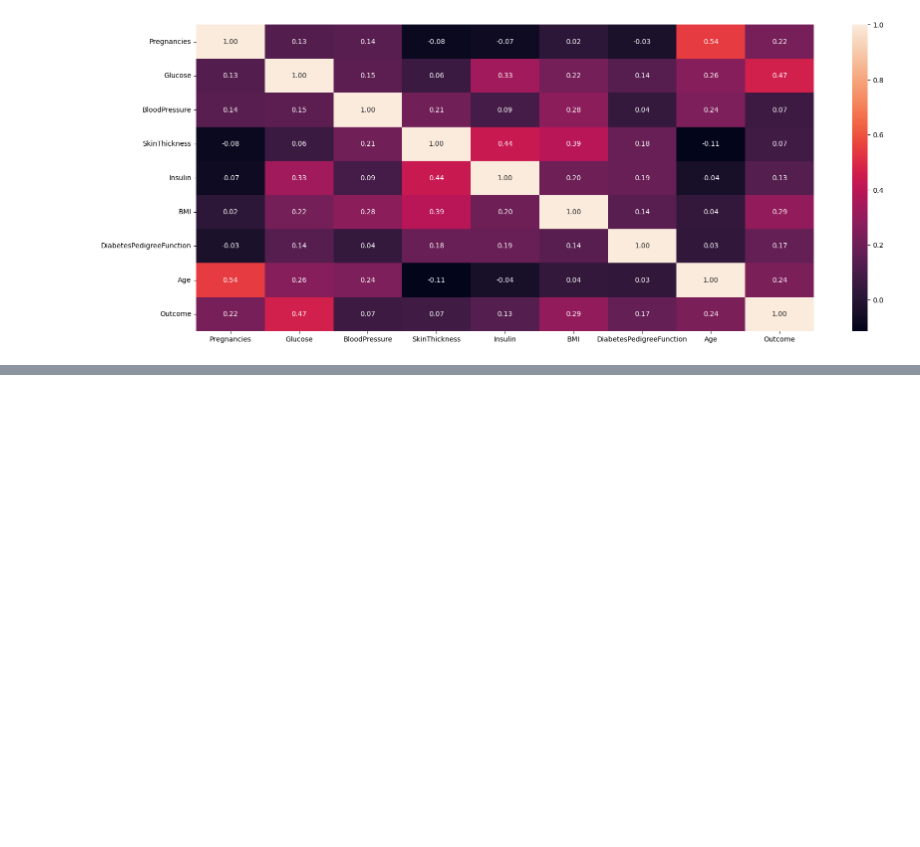
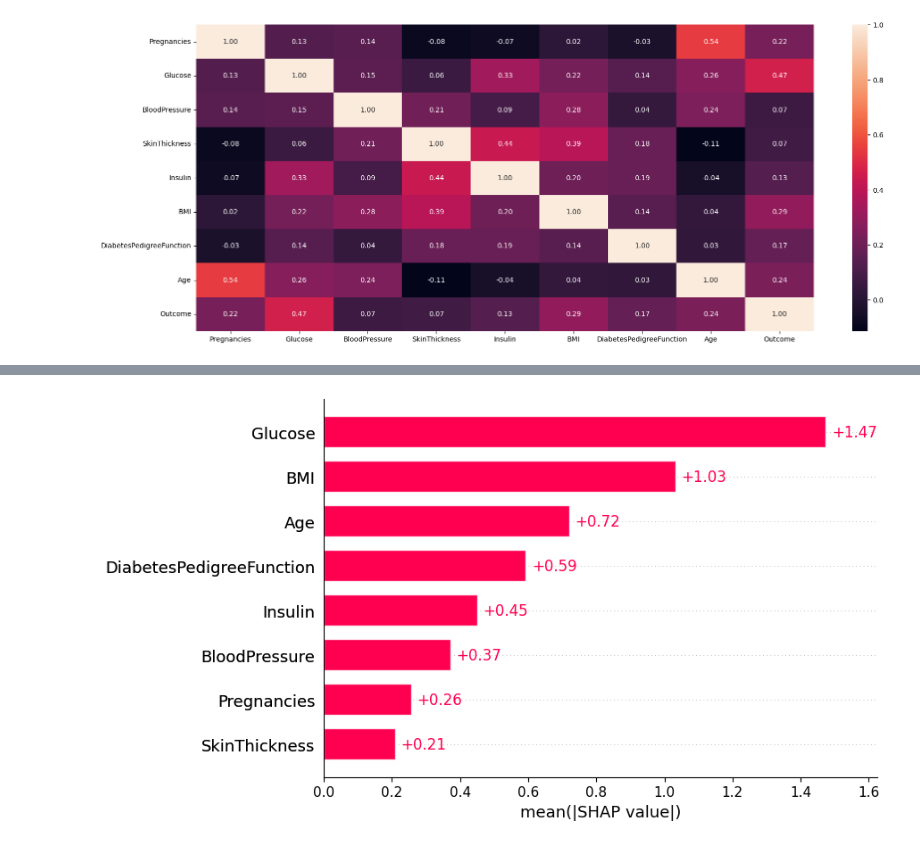
Before and after one commit to purushottam-bajaj/Explainable-AI, a Jupyter notebook: Explainable_AI.ipynb, the cells around one changed output, grey strips where cells are left out. Cells and saved outputs as stored; diff of their text form; code cells hidden in the pictures; blank space fills up the shorter version.

```diff
--- a/Explainable_AI.ipynb
+++ b/Explainable_AI.ipynb
@@ -59,0 +153,12 @@ plt.show()
+# %%
+params = {'subsample': 0.8,
+ 'scale_pos_weight': 10,
+ 'reg_lambda': 1,
+ 'reg_alpha': 1,
+ 'n_estimators': 100,
+ 'max_depth': 3,
+ 'learning_rate': 0.2,
+ 'gamma': 0,
+ 'colsample_bytree': 0.8}
+# %%
+xgb.set_params(**params)
@@ -59,0 +177,2 @@ plt.show()
+# %%
+xgb.fit(X_train, y_train)
@@ -59,0 +218,7 @@ plt.show()
+# %%
+explainer = shap.TreeExplainer(xgb)
+shap_values = explainer(X_test)
+# %%
+shap.plots.bar(shap_values)
+# %% [output]
+[figure, added]
```
Also changed, not shown: parts of 15 cells of this notebook.
